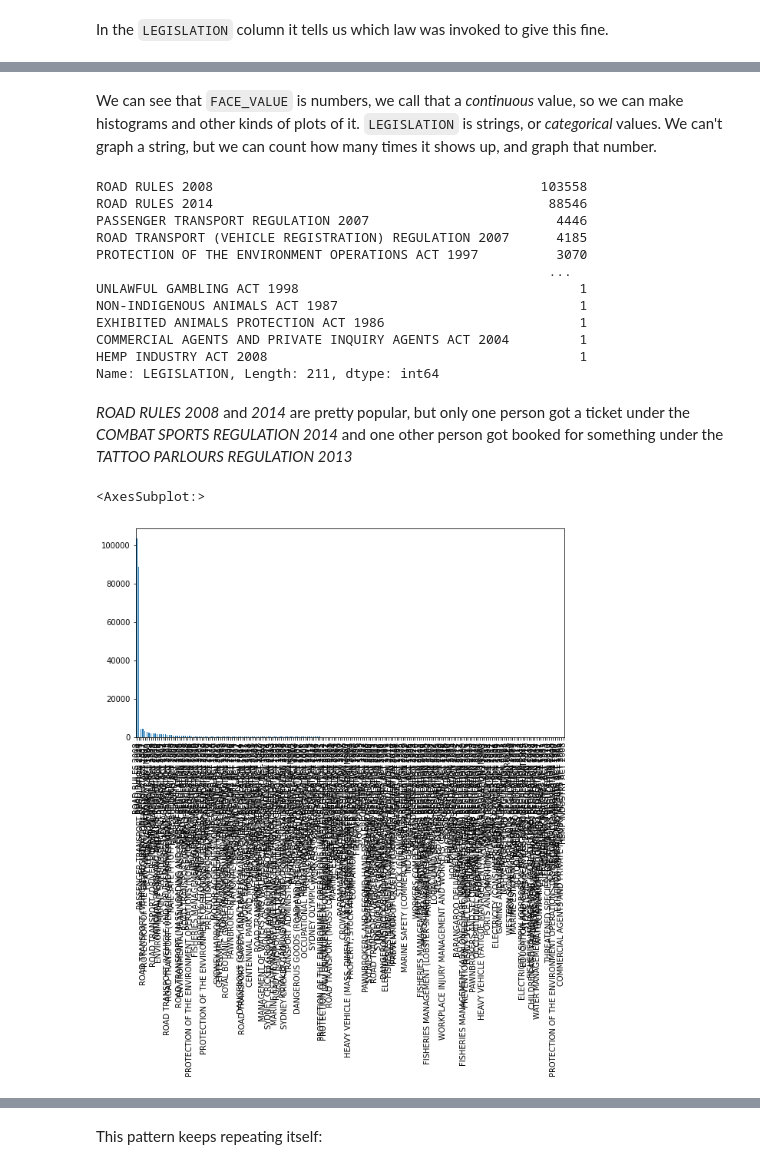
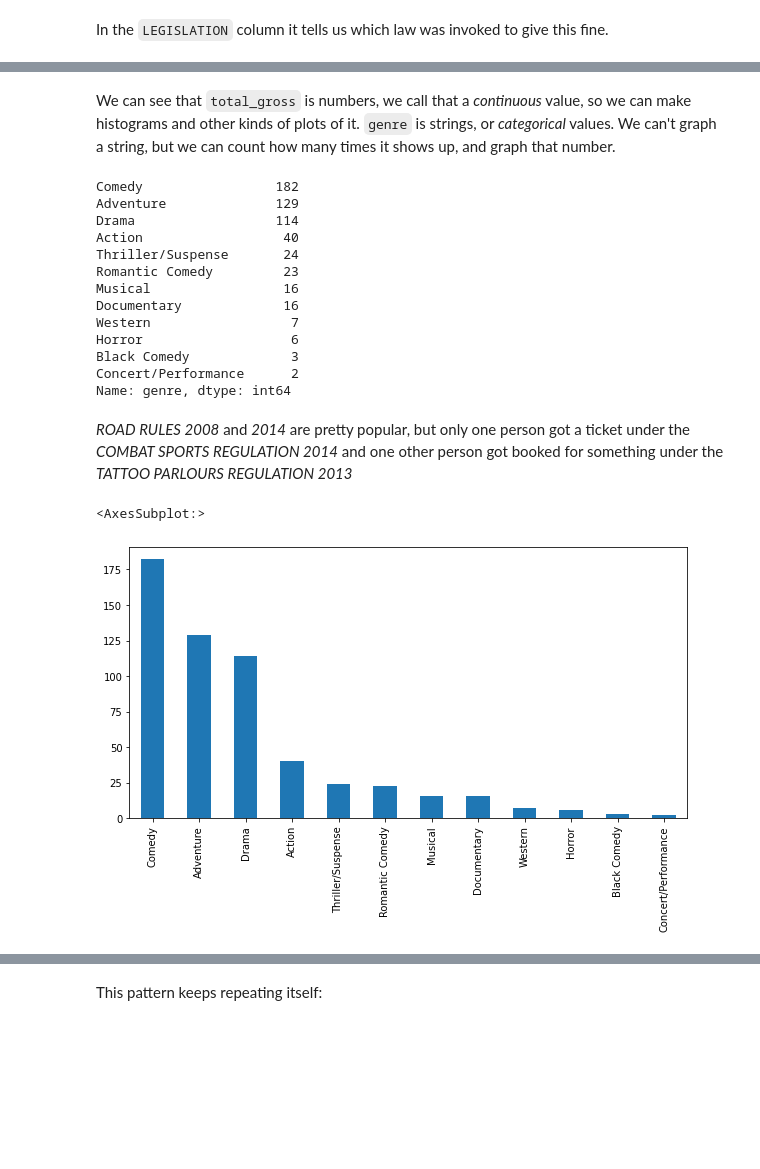
Before and after one commit to vincebacani/data_project, a Jupyter notebook: basic_pandas.ipynb, the cells around one changed output, grey strips where cells are left out. Cells and saved outputs as stored; diff of their text form; code cells hidden in the pictures; blank space fills up the shorter version.

```diff
--- a/basic_pandas.ipynb
+++ b/basic_pandas.ipynb
@@ -339,28 +338,29 @@ penalty_data.head(2)
 # %% [markdown]
-We can see that `FACE_VALUE` is numbers, we call that a _continuous_ value, so we can make histograms and other kinds of plots of it. `LEGISLATION` is strings, or _categorical_ values. We can't graph a string, but we can count how many times it shows up, and graph that number.
+We can see that `total_gross` is numbers, we call that a _continuous_ value, so we can make histograms and other kinds of plots of it. `genre` is strings, or _categorical_ values. We can't graph a string, but we can count how many times it shows up, and graph that number.
-# %%
-penalty_data.LEGISLATION.value_counts()
-# %% [output]
-ROAD RULES 2008                                          103558
-ROAD RULES 2014                                           88546
-PASSENGER TRANSPORT REGULATION 2007                        4446
-ROAD TRANSPORT (VEHICLE REGISTRATION) REGULATION 2007      4185
-PROTECTION OF THE ENVIRONMENT OPERATIONS ACT 1997          3070
-                                                          ...
-UNLAWFUL GAMBLING ACT 1998                                    1
-NON-INDIGENOUS ANIMALS ACT 1987                               1
-EXHIBITED ANIMALS PROTECTION ACT 1986                         1
-COMMERCIAL AGENTS AND PRIVATE INQUIRY AGENTS ACT 2004         1
-HEMP INDUSTRY ACT 2008                                        1
-Name: LEGISLATION, Length: 211, dtype: int64
+# %%
+disney_data.genre.value_counts()
+# %% [output]
+Comedy                 182
+Adventure              129
+Drama                  114
+Action                  40
+Thriller/Suspense       24
+Romantic Comedy         23
+Musical                 16
+Documentary             16
+Western                  7
+Horror                   6
+Black Comedy             3
+Concert/Performance      2
+Name: genre, dtype: int64
 # %% [markdown]
 *ROAD RULES 2008* and *2014* are pretty popular, but only one person got a ticket under the *COMBAT SPORTS REGULATION 2014* and one other person got booked for something under the *TATTOO PARLOURS REGULATION 2013*
 # %%
-pdvc = penalty_data.LEGISLATION.value_counts() # This makes a series
+pdvc = disney_data.genre.value_counts() # This makes a series
 pdvc.plot(kind="bar")
 # %% [output]
 <AxesSubplot:>
-[figure, old version]
+[figure, new version]
 # %% [markdown]
 We're going to see this distribution over and over again as we look at all kinds of data set.
 
```
Also changed, not shown: parts of 18 cells of this notebook, 1 other file.
